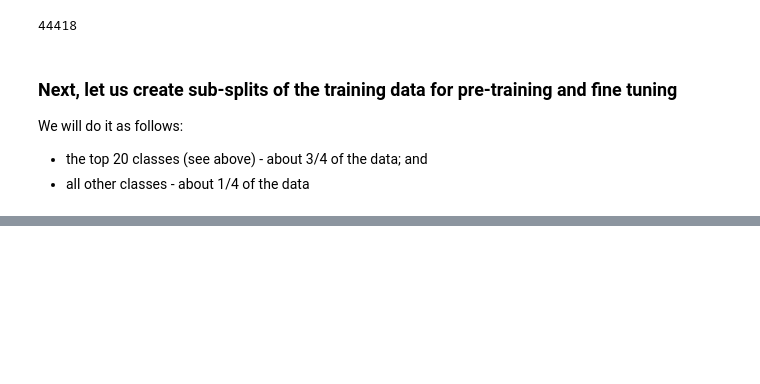
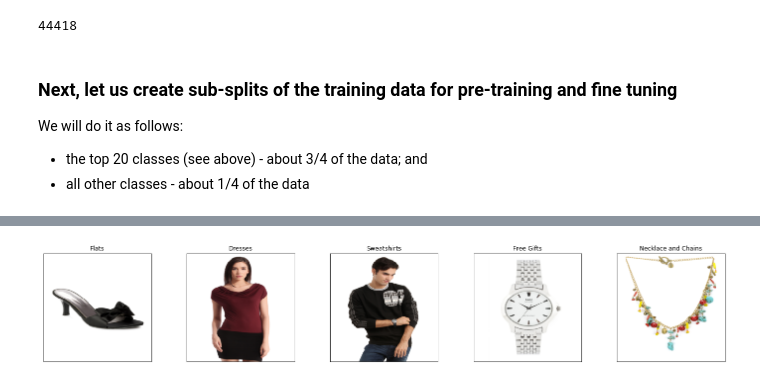
Before and after one commit to mtagda/transfer-learning-fashion-dataset, a Jupyter notebook: fashion_dataset.ipynb, the cells around one changed output, grey strips where cells are left out. Saved outputs shown, nothing was run; the diff lists cells and outputs as text; code cells hidden in the pictures; blank space fills up the shorter version.

```diff
--- a/fashion_dataset.ipynb
+++ b/fashion_dataset.ipynb
@@ -123,0 +197,5 @@ fine_tuning = training_data[-training_data.articleType.isin(top_classes_names)]
+# %%
+# Plot sample data from the training dataset of not top 20 classes
+plot_sample_data(train_others_loader,5)
+# %% [output]
+[figure, added]
```
Also changed, not shown: parts of 12 cells of this notebook.
